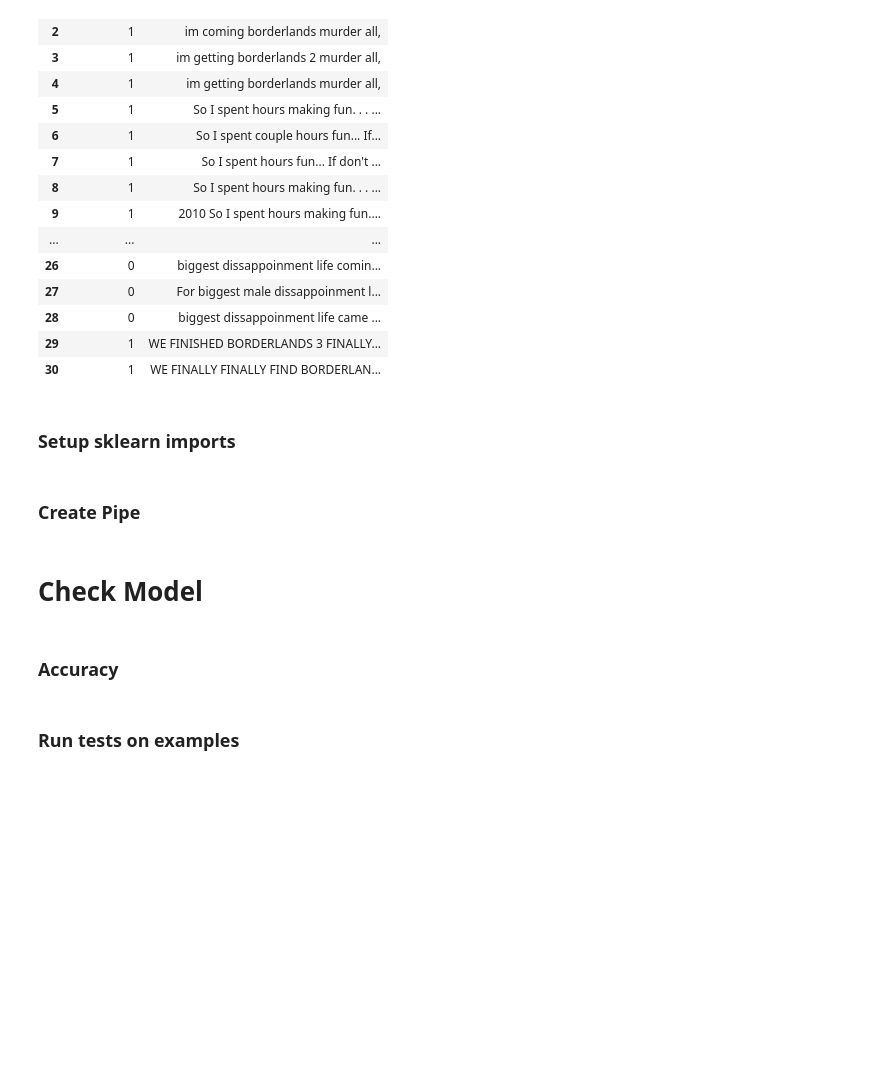
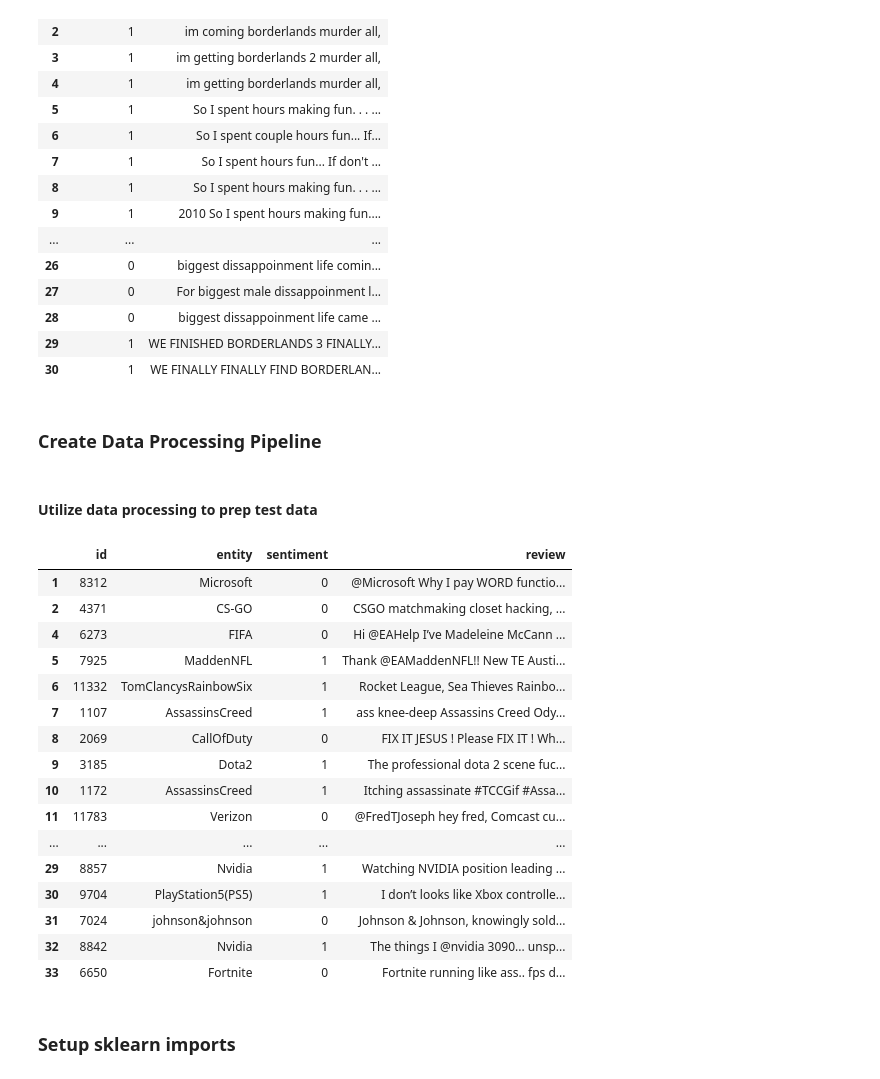
Before and after one commit to ObiBaratt/Emotions, a Jupyter notebook: SKSentiment/sk_sentiment.ipynb, the cells around one changed output. Cells and saved outputs as stored; diff of their text form; code cells hidden in the pictures; blank space fills up the shorter version.

```diff
--- a/SKSentiment/sk_sentiment.ipynb
+++ b/SKSentiment/sk_sentiment.ipynb
@@ -156,13 +165,40 @@ train.head(25)
 | 28 | 0 | biggest dissappoinment life came ... |
 | 29 | 1 | WE FINISHED BORDERLANDS 3 FINALLY... |
 | 30 | 1 | WE FINALLY FINALLY FIND BORDERLAN... |
+# %% [markdown]
+### Create Data Processing Pipeline
+# %%
+def cleaner(df_path):
+    initial_df = pd.read_csv(df_path)
+    initial_df.columns = ['id', 'entity', 'sentiment', 'review']
+    initial_df.drop(columns=['id', 'entity'])
+    prepped_df = initial_df[initial_df['sentiment'] != 0]
+    prepped_df['sentiment'].mask(prepped_df['sentiment'] == -1, 0, inplace=True)
+    prepped_df['review'] = prepped_df['review'].apply(clean_text)
+    return prepped_df
+# %% [markdown]
+#### Utilize data processing to prep test data
+# %%
+test = cleaner('data/test.csv')
+# %%
+test.head(25)
+# %% [output]
+|  | id | entity | sentiment | review |
+| 1 | 8312 | Microsoft | 0 | @Microsoft Why I pay WORD functio... |
+| 2 | 4371 | CS-GO | 0 | CSGO matchmaking closet hacking, ... |
+| 4 | 6273 | FIFA | 0 | Hi @EAHelp I’ve Madeleine McCann ... |
+| 5 | 7925 | MaddenNFL | 1 | Thank @EAMaddenNFL!! New TE Austi... |
+| 6 | 11332 | TomClancysRainbowSix | 1 | Rocket League, Sea Thieves Rainbo... |
+| 7 | 1107 | AssassinsCreed | 1 | ass knee-deep Assassins Creed Ody... |
+| 8 | 2069 | CallOfDuty | 0 | FIX IT JESUS ! Please FIX IT ! Wh... |
+| 9 | 3185 | Dota2 | 1 | The professional dota 2 scene fuc... |
+| 10 | 1172 | AssassinsCreed | 1 | Itching assassinate #TCCGif #Assa... |
+| 11 | 11783 | Verizon | 0 | @FredTJoseph hey fred, Comcast cu... |
+| ... | ... | ... | ... | ... |
+| 29 | 8857 | Nvidia | 1 | Watching NVIDIA position leading ... |
+| 30 | 9704 | PlayStation5(PS5) | 1 | I don’t looks like Xbox controlle... |
+| 31 | 7024 | johnson&johnson | 0 | Johnson & Johnson, knowingly sold... |
+| 32 | 8842 | Nvidia | 1 | The things I @nvidia 3090... unsp... |
+| 33 | 6650 | Fortnite | 0 | Fortnite running like ass.. fps d... |
 # %% [markdown]
 ### Setup sklearn imports
-# %% [markdown]
-### Create Pipe
-# %% [markdown]
-# Check Model
-# %% [markdown]
-### Accuracy
-# %% [markdown]
-### Run tests on examples
```
Also changed, not shown: parts of 18 cells of this notebook.
